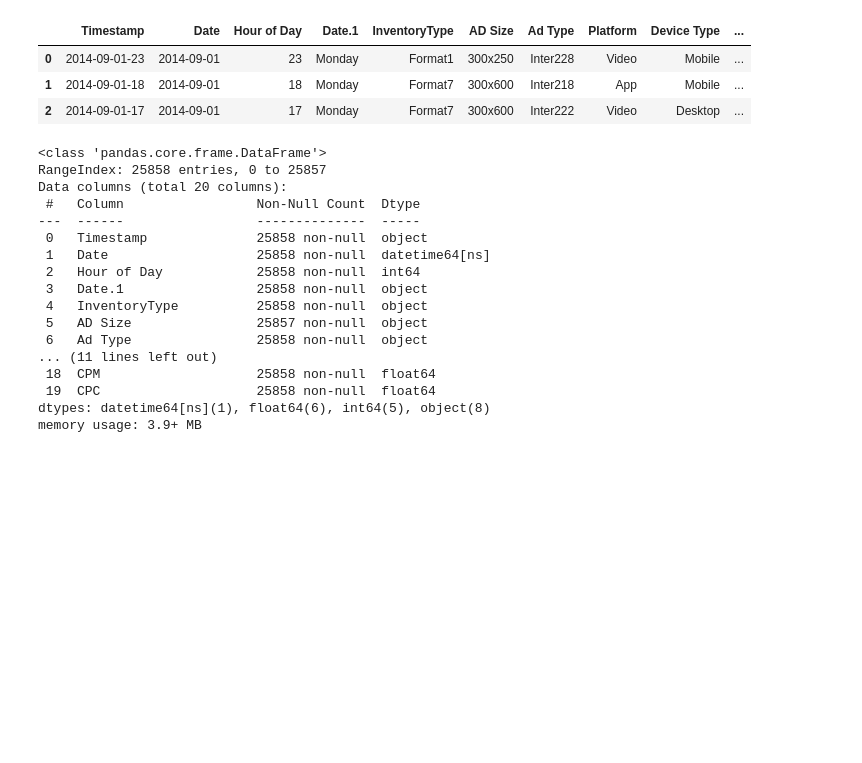
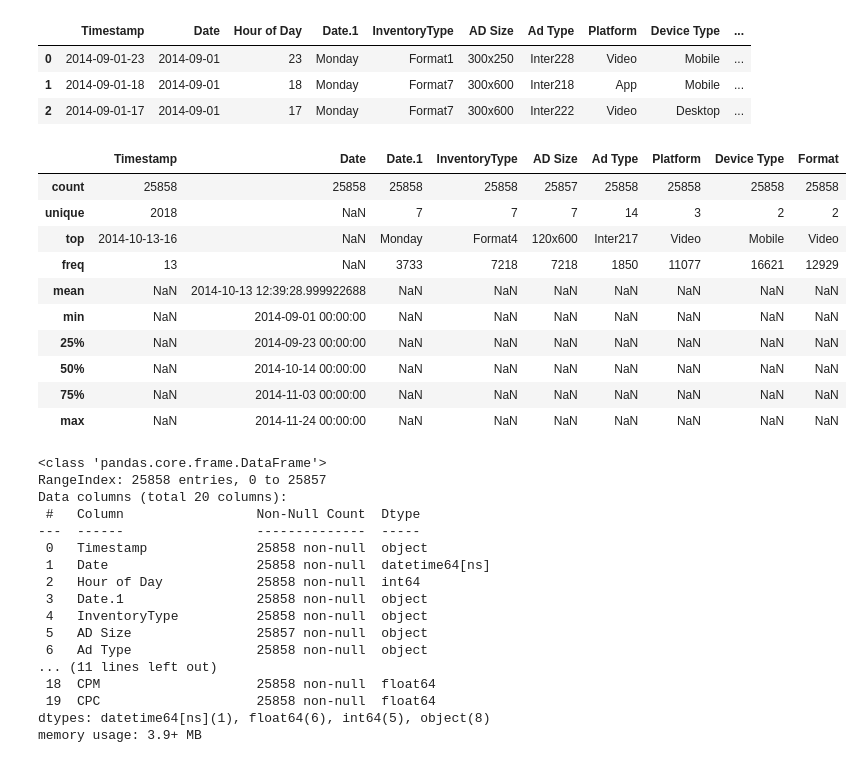
Before and after one commit to Sirius-146/projetoV_ifoodtech, a Jupyter notebook: projeto_ifoodtechV.ipynb, the cells around one changed output. Saved outputs shown, nothing was run; the diff lists cells and outputs as text; code cells hidden in the pictures; blank space fills up the shorter version.

```diff
--- a/projeto_ifoodtechV.ipynb
+++ b/projeto_ifoodtechV.ipynb
@@ -27,6 +27,20 @@ df_1.head(3)
 | 0 | 2014-09-01-23 | 2014-09-01 | 23 | Monday | Format1 | 300x250 | Inter228 | Video | Mobile | ... |
 | 1 | 2014-09-01-18 | 2014-09-01 | 18 | Monday | Format7 | 300x600 | Inter218 | App | Mobile | ... |
 | 2 | 2014-09-01-17 | 2014-09-01 | 17 | Monday | Format7 | 300x600 | Inter222 | Video | Desktop | ... |
+# %%
+df_1.describe(exclude='number')
+# %% [output]
+|  | Timestamp | Date | Date.1 | InventoryType | AD Size | Ad Type | Platform | Device Type | Format |
+| count | 25858 | 25858 | 25858 | 25858 | 25857 | 25858 | 25858 | 25858 | 25858 |
+| unique | 2018 | NaN | 7 | 7 | 7 | 14 | 3 | 2 | 2 |
+| top | 2014-10-13-16 | NaN | Monday | Format4 | 120x600 | Inter217 | Video | Mobile | Video |
+| freq | 13 | NaN | 3733 | 7218 | 7218 | 1850 | 11077 | 16621 | 12929 |
+| mean | NaN | 2014-10-13 12:39:28.999922688 | NaN | NaN | NaN | NaN | NaN | NaN | NaN |
+| min | NaN | 2014-09-01 00:00:00 | NaN | NaN | NaN | NaN | NaN | NaN | NaN |
+| 25% | NaN | 2014-09-23 00:00:00 | NaN | NaN | NaN | NaN | NaN | NaN | NaN |
+| 50% | NaN | 2014-10-14 00:00:00 | NaN | NaN | NaN | NaN | NaN | NaN | NaN |
+| 75% | NaN | 2014-11-03 00:00:00 | NaN | NaN | NaN | NaN | NaN | NaN | NaN |
+| max | NaN | 2014-11-24 00:00:00 | NaN | NaN | NaN | NaN | NaN | NaN | NaN |
 # %%
 #visualizando as principais info do dataframe
 
```
Also changed, not shown: parts of 4 cells of this notebook, 1 other file.
